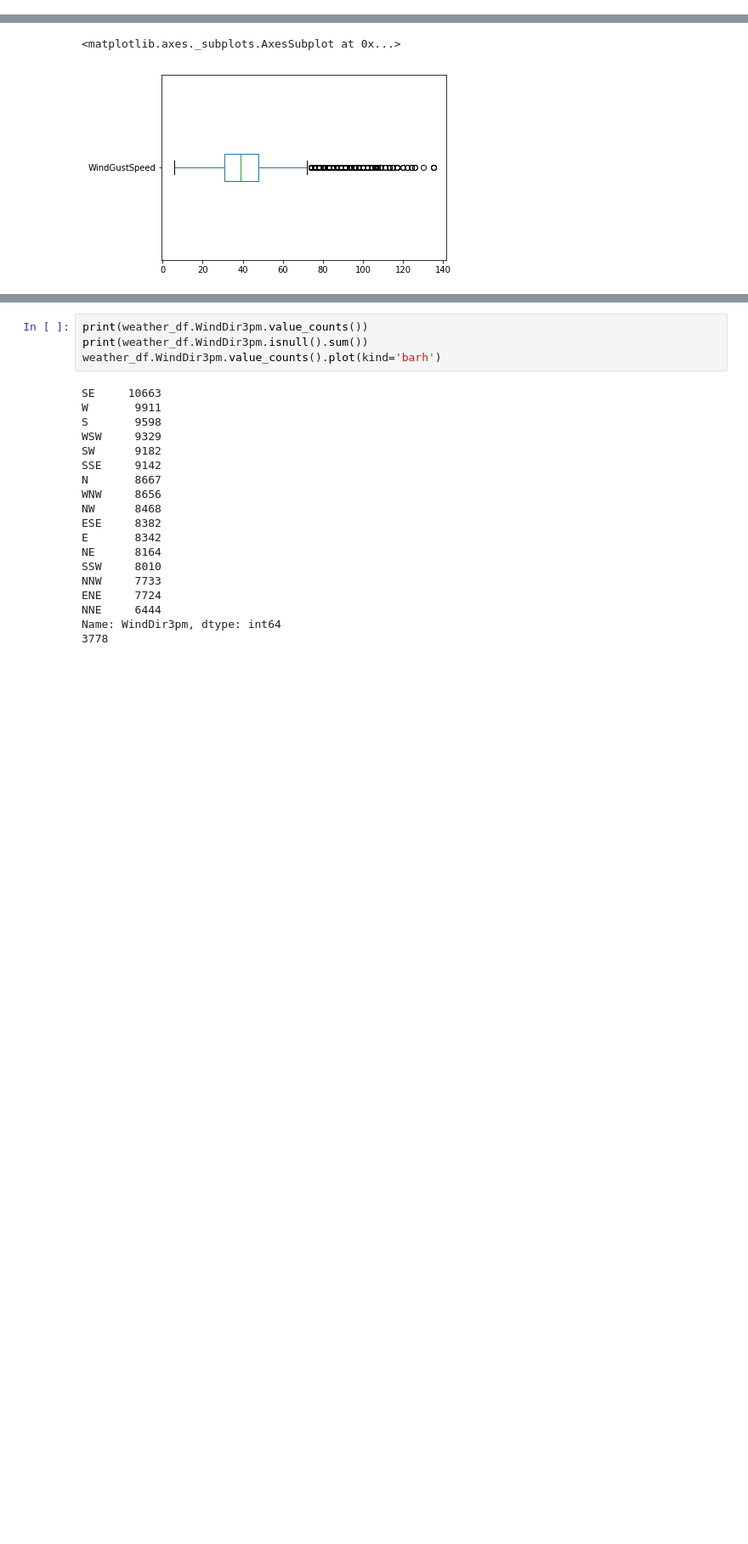
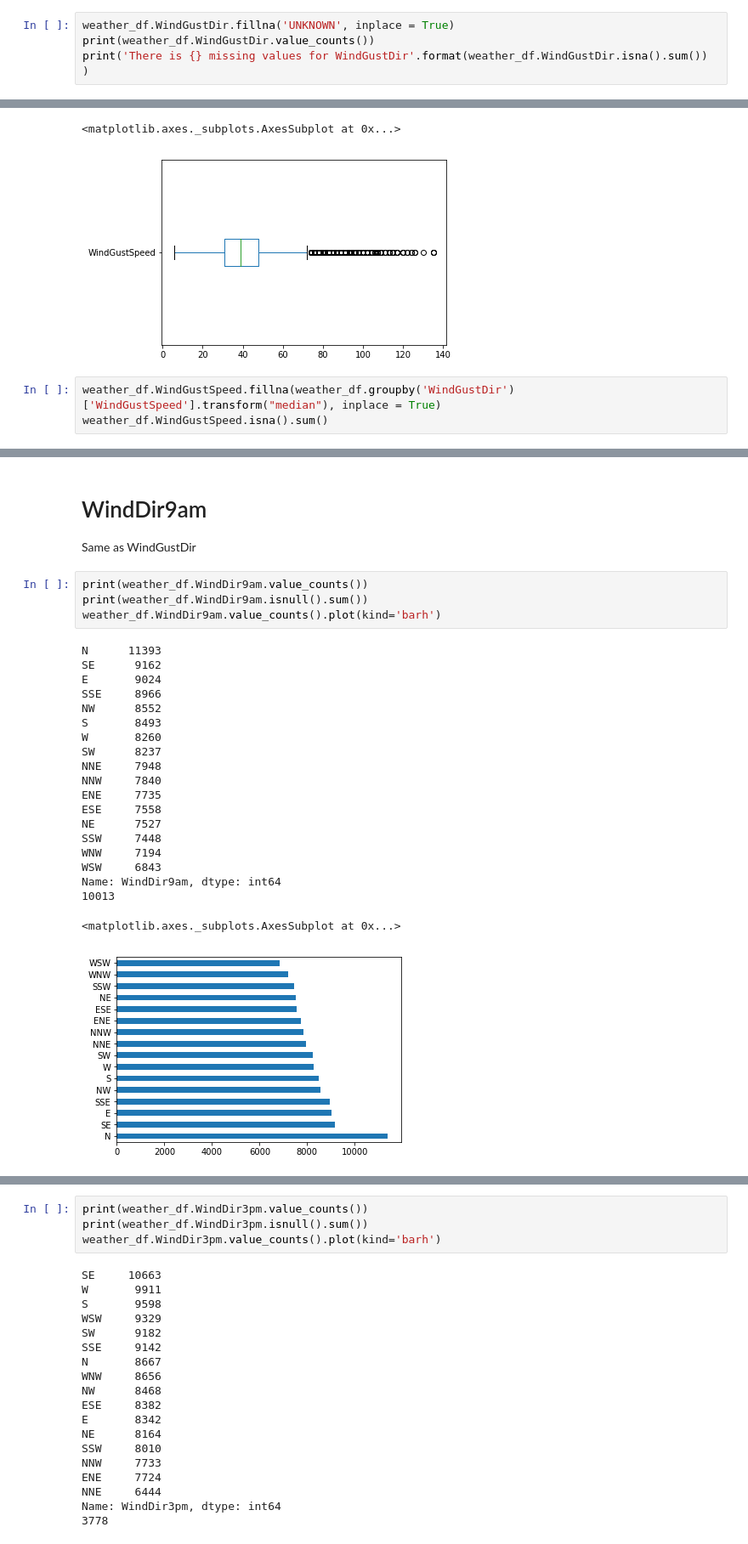
Before and after one commit to 12596375/AusWeather, a Jupyter notebook: AusWeather.ipynb, the cells around one changed output, grey strips where cells are left out. Shown: that part at 85% size. Cells and saved outputs as stored; diff of their text form; blank space fills up the shorter version.

```diff
--- a/AusWeather.ipynb
+++ b/AusWeather.ipynb
@@ -442,3 +590,7 @@ Name: WindGustDir, dtype: int64
 9330
 <matplotlib.axes._subplots.AxesSubplot at 0x...>
 [figure]
+# %%
+weather_df.WindGustDir.fillna('UNKNOWN', inplace = True)
+print(weather_df.WindGustDir.value_counts())
+print('There is {} missing values for WindGustDir'.format(weather_df.WindGustDir.isna().sum()) )
@@ -459,3 +635,6 @@ Name: WindGustSpeed, dtype: float64
 9270
 <matplotlib.axes._subplots.AxesSubplot at 0x...>
 [figure]
+# %%
+weather_df.WindGustSpeed.fillna(weather_df.groupby('WindGustDir')['WindGustSpeed'].transform("median"), inplace = True)
+weather_df.WindGustSpeed.isna().sum()
@@ -461,0 +655,29 @@ Name: WindGustSpeed, dtype: float64
+# %% [markdown]
+# WindDir9am
+
+Same as WindGustDir
+# %%
+print(weather_df.WindDir9am.value_counts())
+print(weather_df.WindDir9am.isnull().sum())
+weather_df.WindDir9am.value_counts().plot(kind='barh')
+# %% [output]
+N      11393
+SE      9162
+E       9024
+SSE     8966
+NW      8552
+S       8493
+W       8260
+SW      8237
+NNE     7948
+NNW     7840
+ENE     7735
+ESE     7558
+NE      7527
+SSW     7448
+WNW     7194
+WSW     6843
+Name: WindDir9am, dtype: int64
+10013
+<matplotlib.axes._subplots.AxesSubplot at 0x...>
+[figure, added]
```
Also changed, not shown: parts of 132 cells of this notebook.
